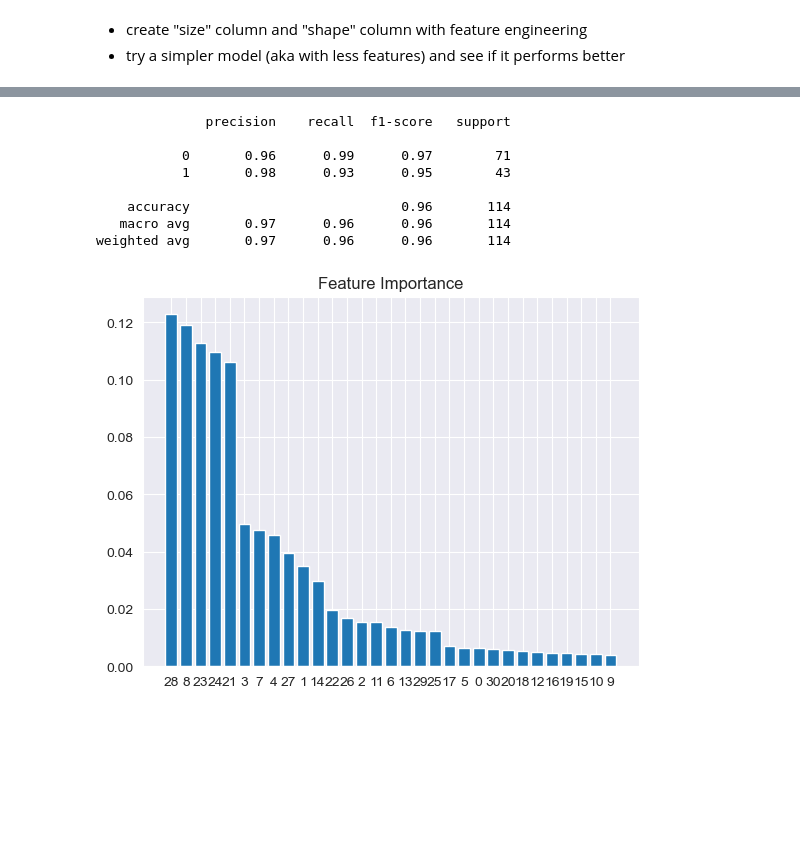
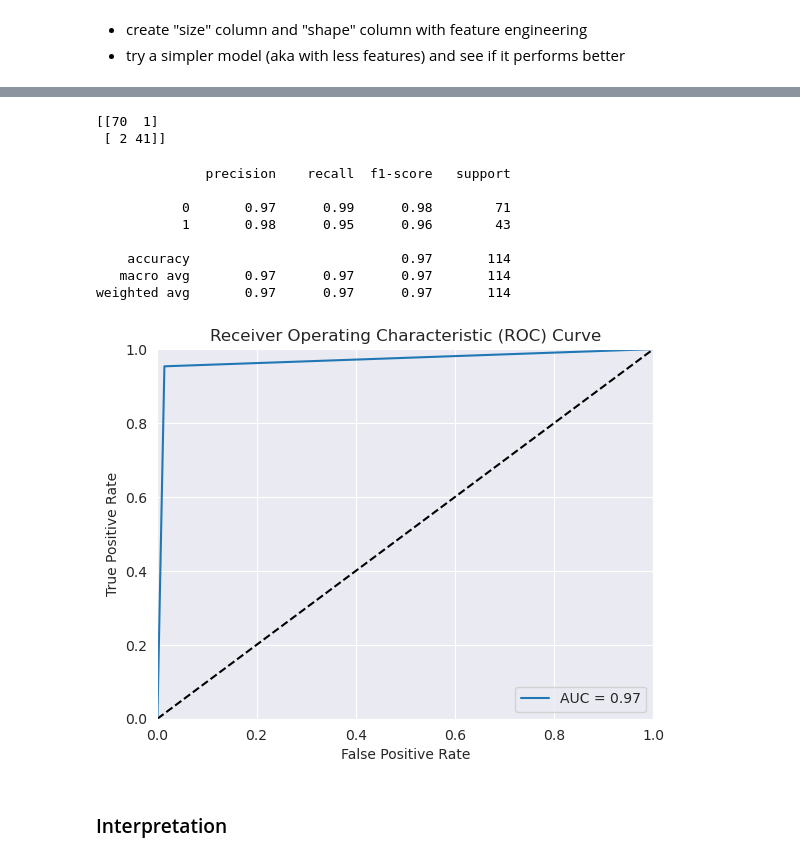
Before and after one commit to lucamodica/design-of-ai-systems--chalmers, a Jupyter notebook: assignments/4-diagnostic-systems/4-diagnostic-systems.ipynb, the cells around one changed output, grey strips where cells are left out. Drawn from its saved outputs; the diff is of its cells as text; code cells hidden in the pictures; blank space fills up the shorter version.

```diff
--- a/assignments/4-diagnostic-systems/4-diagnostic-systems.ipynb
+++ b/assignments/4-diagnostic-systems/4-diagnostic-systems.ipynb
@@ -258,14 +269,16 @@ from sklearn.metrics import classification_report, roc_curve, roc_auc_score
 # %%
 # hyperparameters chosen using RandomizedSearchCV
-hyperparameters = {
-  "n_estimators": [int(x) for x in np.linspace(start = 200, stop = 2000, num = 10)],
-  "max_depth": [int(x) for x in np.linspace(10, 110, num = 11)],
+hyperparameters_rf = {
+  "n_estimators": [50, 100, 200, 500, 1000, 1500, 2000],
+  "max_depth": [3, 5, 10, 20, 50, 100, None],
   "min_samples_split": [2, 5, 10],
   "max_features": ['log2', 'sqrt']
 }
 # %%
-X_train, X_test, y_train, y_test = train_test_split(df.drop('malignant', axis=1), df['malignant'], test_size=0.2, random_state=42)
+X_train, X_test, y_train, y_test = train_test_split(data.drop('malignant', axis=1), data['malignant'], test_size=0.2, random_state=42)
 # %%
-clf = RandomizedSearchCV(RandomForestClassifier(), hyperparameters, n_iter=100, cv=5, random_state=42, n_jobs=-1)
+from sklearn.ensemble import RandomForestClassifier
+
+clf = RandomizedSearchCV(RandomForestClassifier(random_state=42), hyperparameters_rf, n_iter=100, cv=5, random_state=42, n_jobs=-1)
 clf.fit(X_train, y_train)
 # %% [output]
@@ -289,2 +303,2 @@ clf.best_params_
 # %%
-y_pred = clf.predict(X_test)
+y_pred_rf = clf.predict(X_test)
@@ -311,27 +305,22 @@ plt.show()
+# %%
+print(confusion_matrix(y_test, y_pred_rf))
+# %% [output]
+[[70  1]
+ [ 2 41]]
 # %%
-print(classification_report(y_test, y_pred))
+print(classification_report(y_test, y_pred_rf))
 # %% [output]
               precision    recall  f1-score   support
 
-           0       0.96      0.99      0.97        71
-           1       0.98      0.93      0.95        43
+           0       0.97      0.99      0.98        71
+           1       0.98      0.95      0.96        43
 
-    accuracy                           0.96       114
-   macro avg       0.97      0.96      0.96       114
-weighted avg       0.97      0.96      0.96       114
+    accuracy                           0.97       114
+   macro avg       0.97      0.97      0.97       114
+weighted avg       0.97      0.97      0.97       114
-# %%
-# model interpretation
-# Get feature importances
-importances = clf.best_estimator_.feature_importances_
-
-# Sort feature importances in descending order
-indices = np.argsort(importances)[::-1]
-
-# Plot feature importances
-plt.figure()
-plt.title("Feature Importance")
-plt.bar(range(X_train.shape[1]), importances[indices])
-plt.xticks(range(X_train.shape[1]), indices)
-plt.show()
-# %% [output]
-[figure, removed]
+# %%
+plot_roc_curve(y_test, y_pred_rf)
+# %% [output]
+[figure, added]
+# %% [markdown]
+### Interpretation
```
Also changed, not shown: parts of 44 cells of this notebook.
